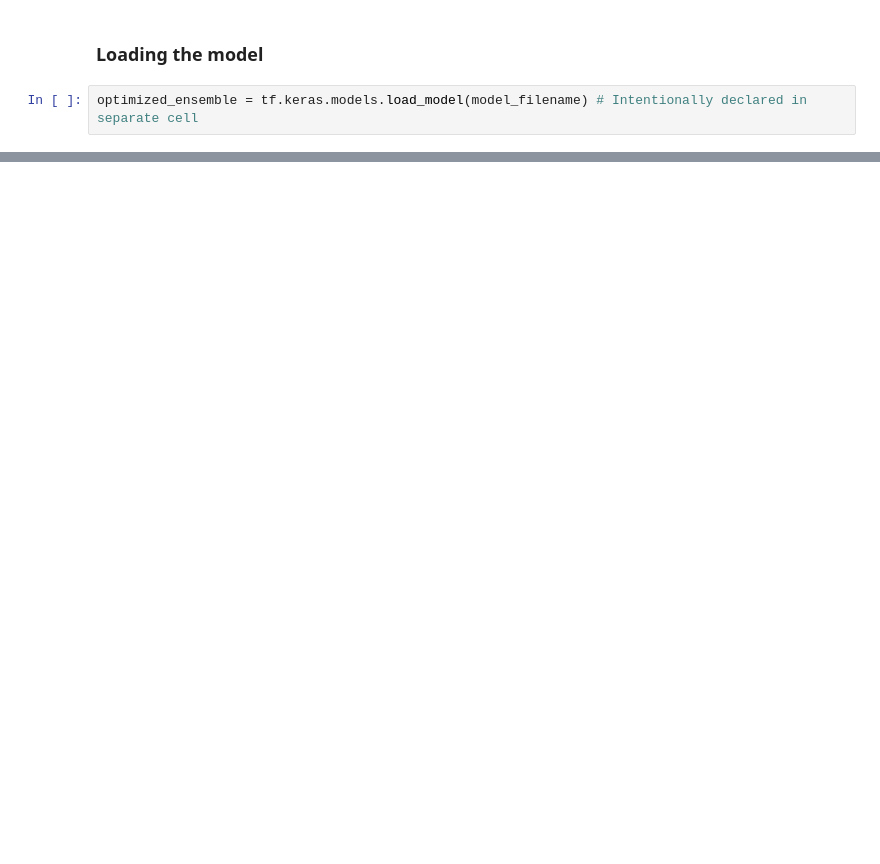
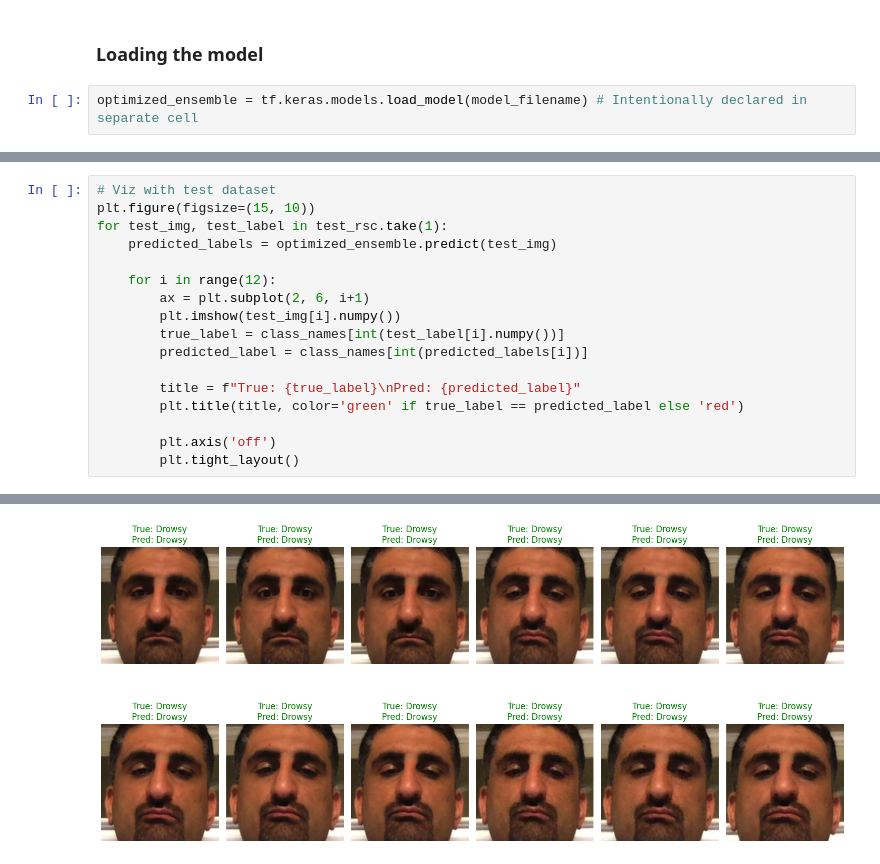
Before and after one commit to aayamrajshakya/Driver_Drowsiness_Detection, a Jupyter notebook: trained.ipynb, the cells around one changed output, grey strips where cells are left out. Drawn from its saved outputs; the diff is of its cells as text; blank space fills up the shorter version.

```diff
--- a/trained.ipynb
+++ b/trained.ipynb
@@ -405,0 +462,18 @@ plt.show()
+# %%
+# Viz with test dataset
+plt.figure(figsize=(15, 10))
+for test_img, test_label in test_rsc.take(1):
+    predicted_labels = optimized_ensemble.predict(test_img)
+
+    for i in range(12):
+        ax = plt.subplot(2, 6, i+1)
+        plt.imshow(test_img[i].numpy())
+        true_label = class_names[int(test_label[i].numpy())]
+        predicted_label = class_names[int(predicted_labels[i])]
+
+        title = f"True: {true_label}\nPred: {predicted_label}"
+        plt.title(title, color='green' if true_label == predicted_label else 'red')
+
+        plt.axis('off')
+        plt.tight_layout()
+# %% [output]
@@ -405,0 +481 @@ plt.show()
+[figure, added]
```
Also changed, not shown: parts of 22 cells of this notebook, 1 other file.
